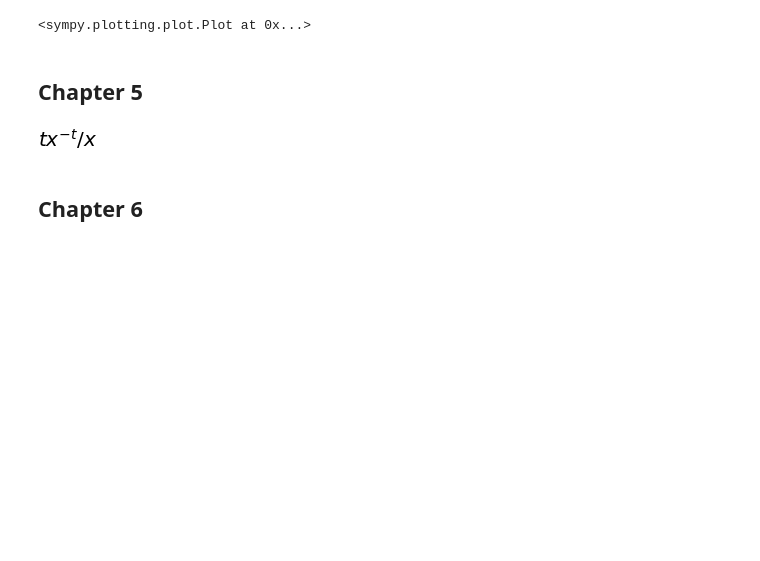
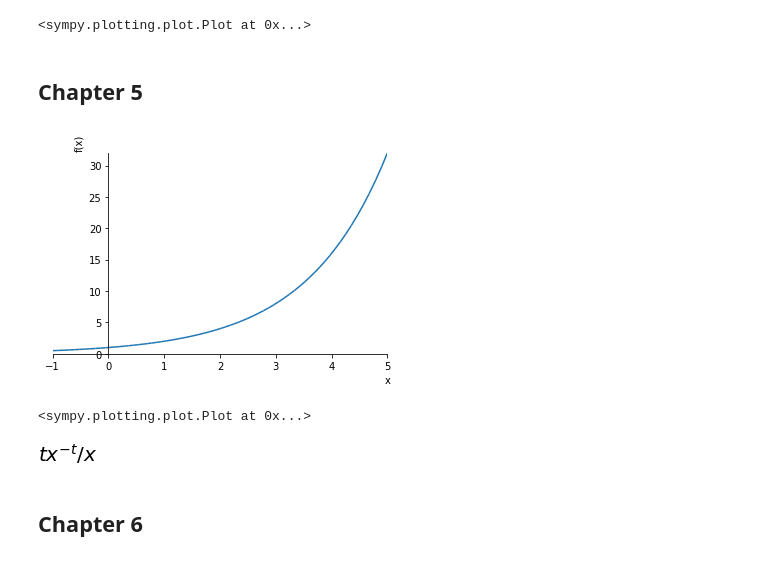
Before and after one commit to xdanger/notebooks, a Jupyter notebook: Mathematics/Essence of Caculus.ipynb, the cells around one changed output. Drawn from its saved outputs; the diff is of its cells as text; code cells hidden in the pictures; blank space fills up the shorter version.

```diff
--- a/Mathematics/Essence of Caculus.ipynb
+++ b/Mathematics/Essence of Caculus.ipynb
@@ -227,6 +227,11 @@ plot(cos(x**2).doit(), expr9.doit(), (x, -5, 5))
 <sympy.plotting.plot.Plot at 0x...>
 # %% [markdown]
 ## Chapter 5
+# %%
+plot(2**x, (x, -1, 5))
+# %% [output]
+[figure, added]
+<sympy.plotting.plot.Plot at 0x...>
 # %%
 factor(Derivative((x**t-1)/x**t, x).doit())
 # %% [output]
```
